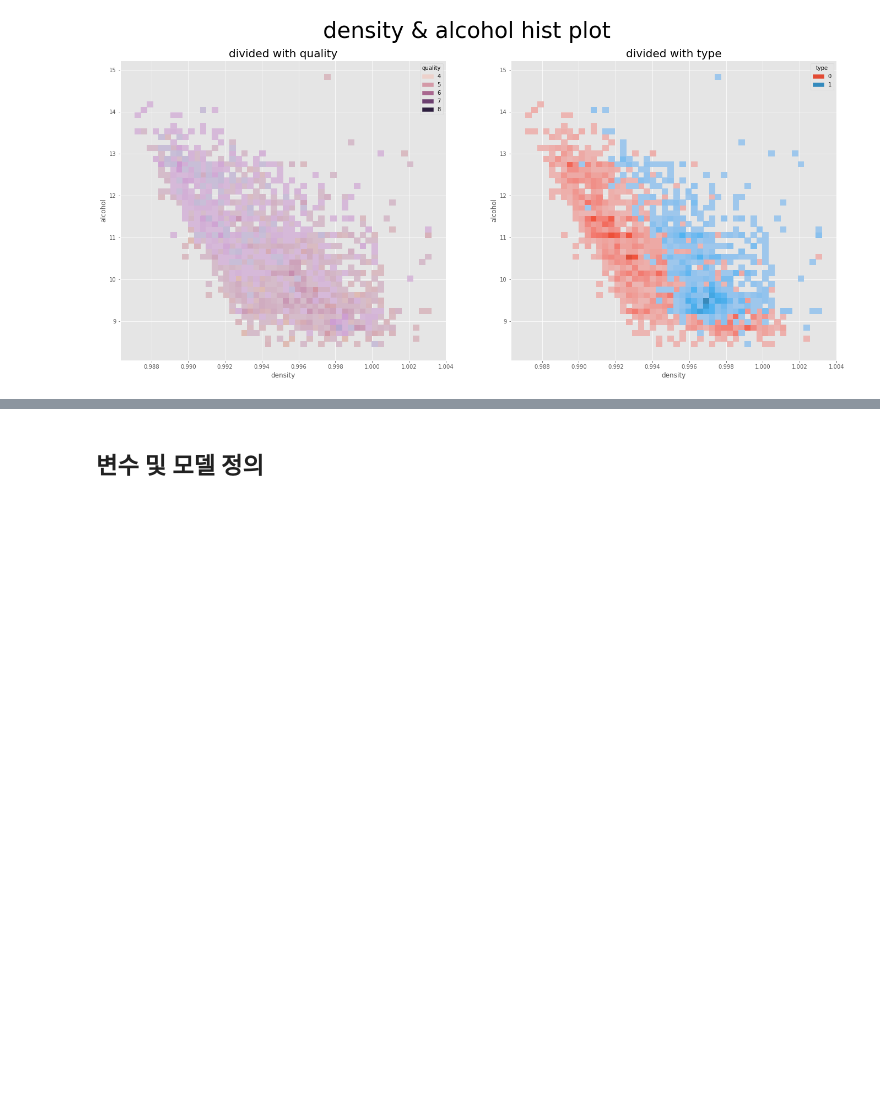
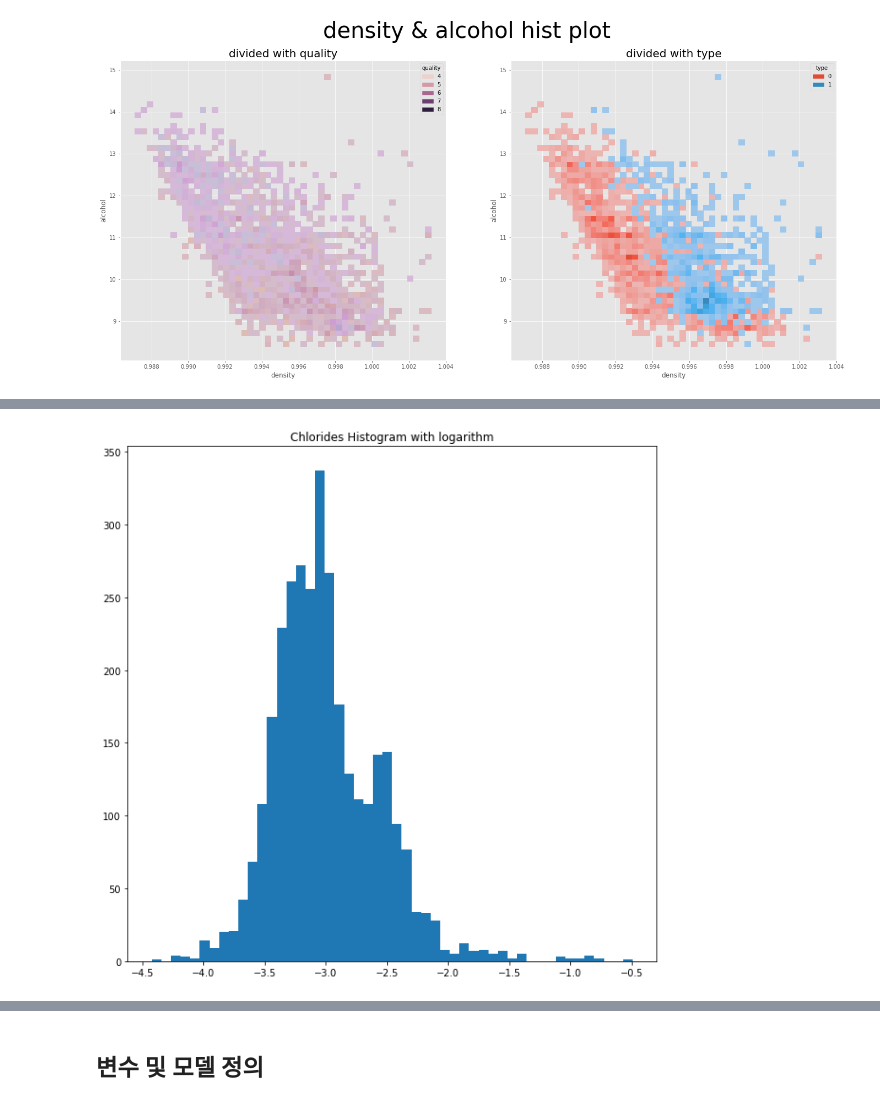
Before and after one commit to JJungEEun/dacon, a Jupyter notebook: 와인 품질 분류 경진대회/와인 품질 분류 .ipynb, the cells around one changed output, grey strips where cells are left out. Saved outputs shown, nothing was run; the diff lists cells and outputs as text; code cells hidden in the pictures; blank space fills up the shorter version.

```diff
--- a/와인 품질 분류 경진대회/와인 품질 분류 .ipynb
+++ b/와인 품질 분류 경진대회/와인 품질 분류 .ipynb
@@ -221,0 +231,11 @@ plt.show()
+# %%
+log_chlorides = np.log(train['chlorides'])
+
+plt.figure(figsize=(10,10))
+plt.hist(log_chlorides, bins=50)
+plt.title('Chlorides Histogram with logarithm')
+plt.show()
+
+#비교적 정규분포에 매우 가까워짐
+# %% [output]
+[figure, added]
```
Also changed, not shown: parts of 68 cells of this notebook.
